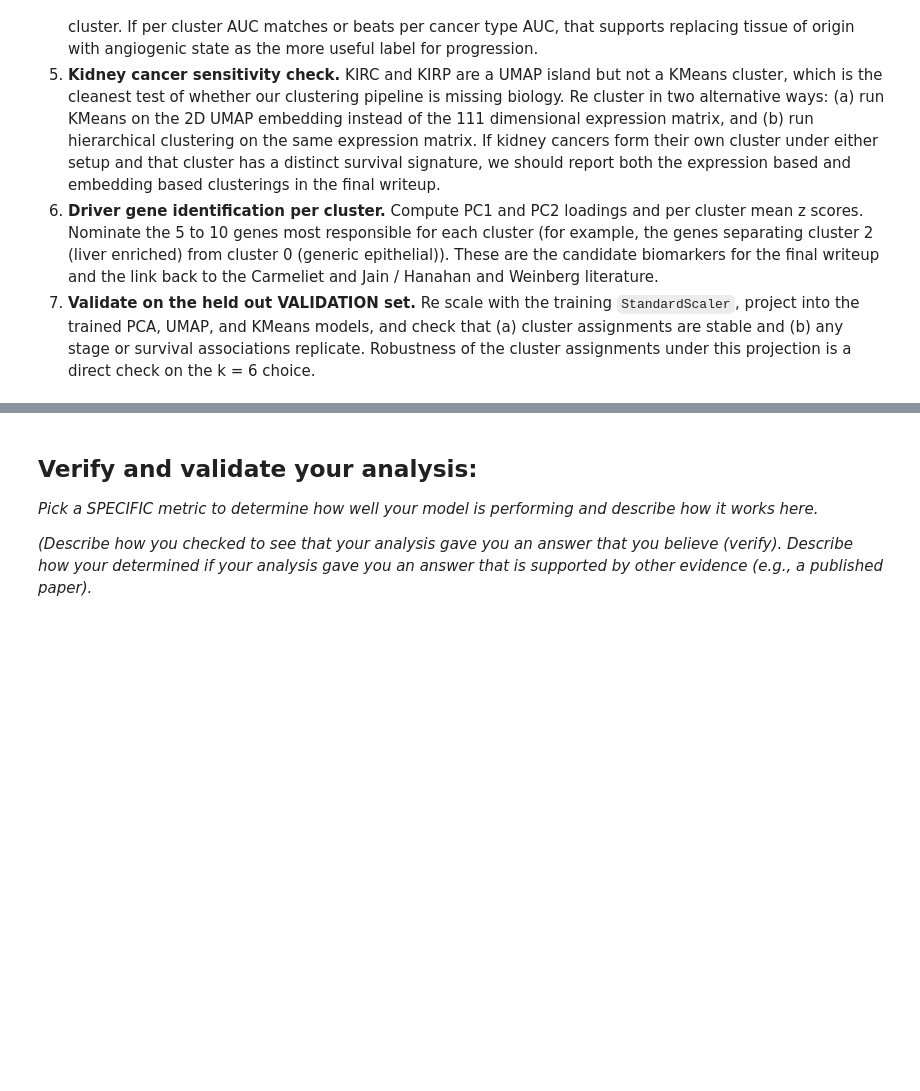
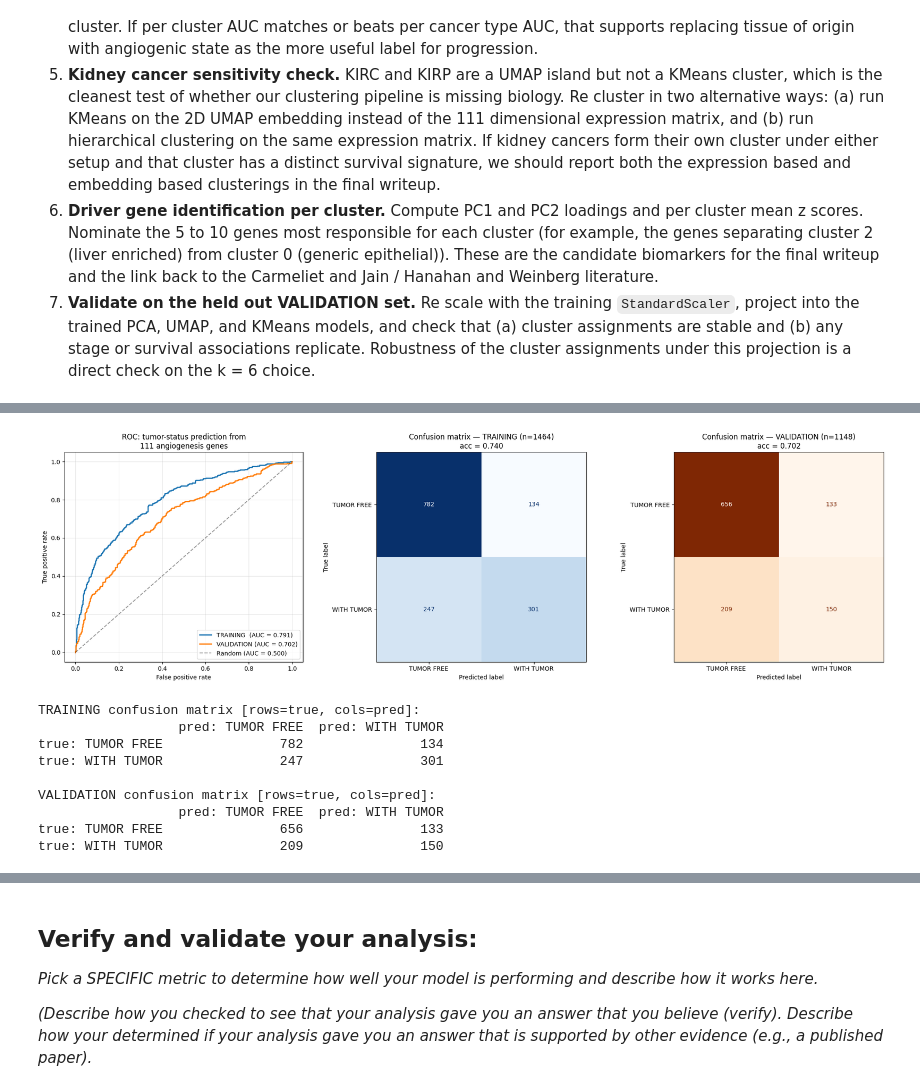
Before and after one commit to aryanmhaskar/Module-4-Cancer, a Jupyter notebook: code/Module 4 Template.ipynb, the cells around one changed output, grey strips where cells are left out. Saved outputs shown, nothing was run; the diff lists cells and outputs as text; code cells hidden in the pictures; blank space fills up the shorter version.

```diff
--- a/code/Module 4 Template.ipynb
+++ b/code/Module 4 Template.ipynb
@@ -451,0 +614,55 @@ The question is two pronged because the data says so. LAML and brain are categor
+# %%
+fig, axes = plt.subplots(1, 3, figsize=(20, 6))
+
+# (1) ROC curves: training and validation overlaid
+fpr_t, tpr_t, _ = roc_curve(y_train, p_train)
+fpr_v, tpr_v, _ = roc_curve(y_val,   p_val)
+
+axes[0].plot(fpr_t, tpr_t, label=f"TRAINING  (AUC = {train_row['roc_auc']:.3f})", lw=2)
+axes[0].plot(fpr_v, tpr_v, label=f"VALIDATION (AUC = {val_row['roc_auc']:.3f})", lw=2)
+axes[0].plot([0, 1], [0, 1], 'k--', alpha=0.4, label='Random (AUC = 0.500)')
+axes[0].set_xlabel('False positive rate')
+axes[0].set_ylabel('True positive rate')
+axes[0].set_title('ROC: tumor-status prediction from\n111 angiogenesis genes')
+axes[0].legend(loc='lower right')
+axes[0].grid(alpha=0.3)
+
+# (2) Confusion matrix on TRAINING
+cm_t = confusion_matrix(y_train, yhat_train)
+ConfusionMatrixDisplay(cm_t, display_labels=['TUMOR FREE', 'WITH TUMOR']).plot(
+    ax=axes[1], cmap='Blues', colorbar=False
+)
+axes[1].set_title(f"Confusion matrix — TRAINING (n={len(y_train)})\n"
+                  f"acc = {train_row['accuracy']:.3f}")
+
+# (3) Confusion matrix on VALIDATION
+cm_v = confusion_matrix(y_val, yhat_val)
+ConfusionMatrixDisplay(cm_v, display_labels=['TUMOR FREE', 'WITH TUMOR']).plot(
+    ax=axes[2], cmap='Oranges', colorbar=False
+)
+axes[2].set_title(f"Confusion matrix — VALIDATION (n={len(y_val)})\n"
+                  f"acc = {val_row['accuracy']:.3f}")
+
+plt.tight_layout()
+plt.show()
+
+# Also dump the numeric confusion matrices for the writeup
+print("TRAINING confusion matrix [rows=true, cols=pred]:")
+print(pd.DataFrame(cm_t,
+                   index=['true: TUMOR FREE', 'true: WITH TUMOR'],
+                   columns=['pred: TUMOR FREE', 'pred: WITH TUMOR']))
+print("\nVALIDATION confusion matrix [rows=true, cols=pred]:")
+print(pd.DataFrame(cm_v,
+                   index=['true: TUMOR FREE', 'true: WITH TUMOR'],
+                   columns=['pred: TUMOR FREE', 'pred: WITH TUMOR']))
+# %% [output]
+[figure, added]
+TRAINING confusion matrix [rows=true, cols=pred]:
+                  pred: TUMOR FREE  pred: WITH TUMOR
+true: TUMOR FREE               782               134
+true: WITH TUMOR               247               301
+
+VALIDATION confusion matrix [rows=true, cols=pred]:
+                  pred: TUMOR FREE  pred: WITH TUMOR
+true: TUMOR FREE               656               133
+true: WITH TUMOR               209               150
```
Also changed, not shown: parts of 9 cells of this notebook.
